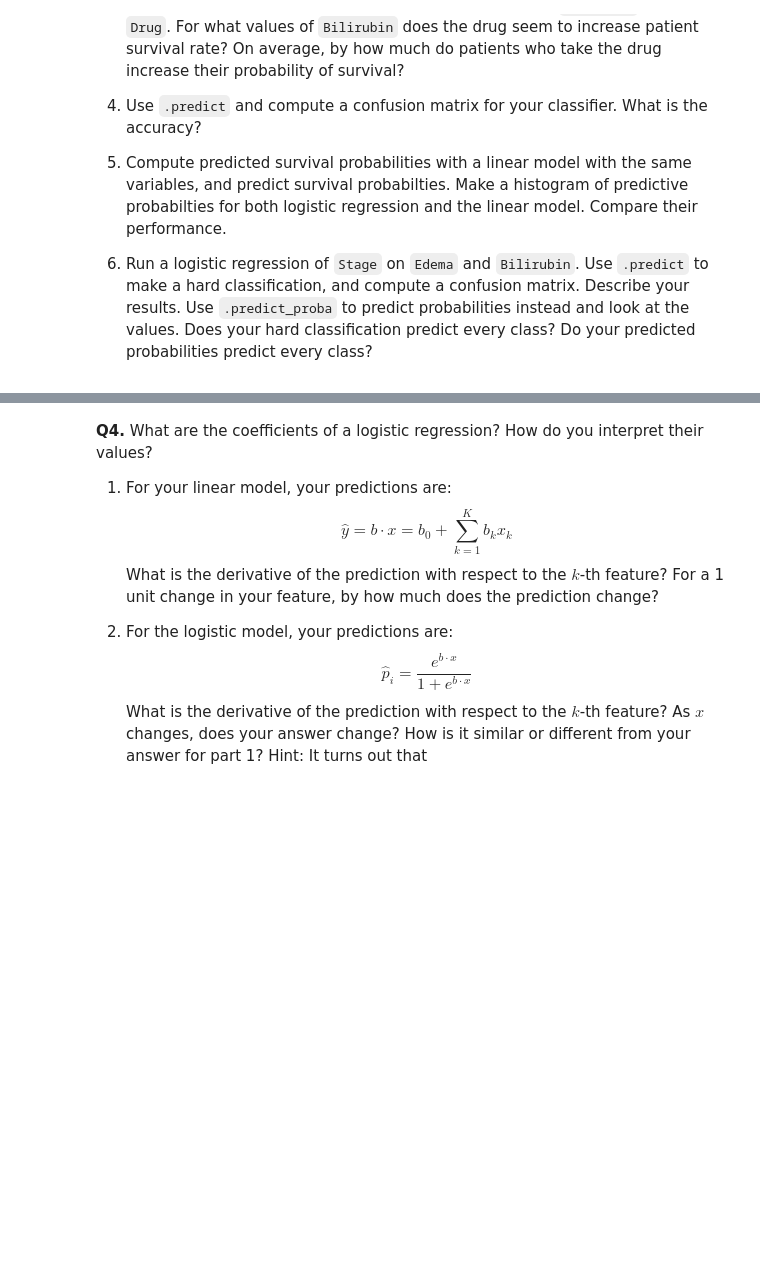
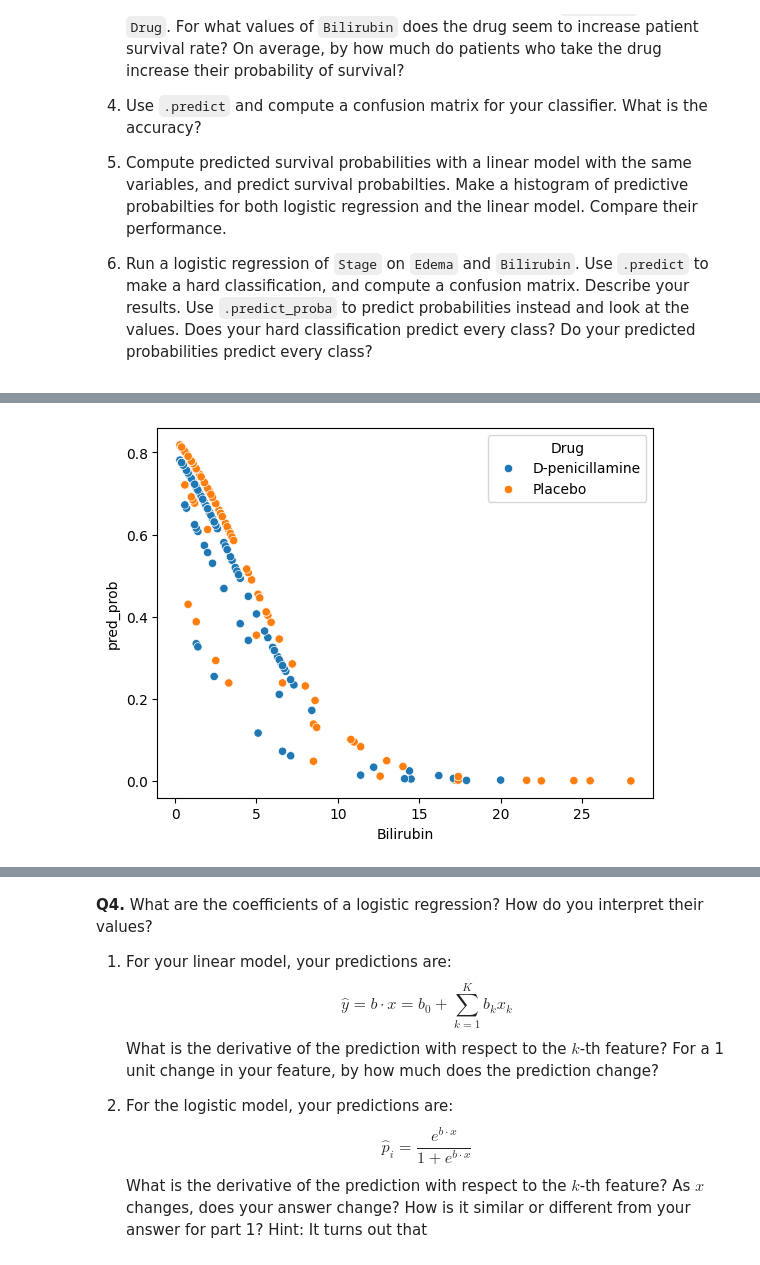
Before and after one commit to hershiaytoda/undergrad_ml_assignments, a Jupyter notebook: 05_assignment_glm.ipynb, the cells around one changed output, grey strips where cells are left out. Drawn from its saved outputs; the diff is of its cells as text; code cells hidden in the pictures; blank space fills up the shorter version.

```diff
--- a/05_assignment_glm.ipynb
+++ b/05_assignment_glm.ipynb
@@ -215,3 +237,99 @@ The relevant data are:
 5. Compute predicted survival probabilities with a linear model with the same variables, and predict survival probabilties. Make a histogram of predictive probabilties for both logistic regression and the linear model. Compare their performance.
 
 6. Run a logistic regression of `Stage` on `Edema` and `Bilirubin`. Use `.predict` to make a hard classification, and compute a confusion matrix. Describe your results. Use `.predict_proba` to predict probabilities instead and look at the values. Does your hard classification predict every class? Do your predicted probabilities predict every class?
+# %%
+df = pd.read_csv('/content/undergrad_ml_assignments/data/cirrhosis.csv', sep=",")
+#print(df.isna().sum())
+#print(df.head())
+#print(df.columns.tolist())
+df = df[["Bilirubin", "Edema", "Drug", "Stage", "Status"]]
+df["Status"] = df["Status"].apply(lambda x: 1 if x in ["C", "CL"] else 0)
+df = df.dropna()
+
+#logistic regression
+
+from sklearn.linear_model import LogisticRegression
+
+
+
+
+from sklearn.linear_model import LogisticRegression
+
+# One-hot encode categorical variables
+df_enc = pd.get_dummies(df, columns=["Edema", "Drug"], drop_first=True)
+
+X = df_enc.drop(columns=["Status", "Stage"])
+y = df_enc["Status"]
+
+model = LogisticRegression(max_iter=1000)
+model.fit(X, y)
+
+# Coefficients
+coef_df = pd.DataFrame({
+    "Variable": X.columns,
+    "Coefficient": model.coef_[0]
+})
+print(coef_df)
+
+
+probs = model.predict_proba(X)[:, 1]
+df["pred_prob"] = probs
+
+
+import seaborn as sns
+import matplotlib.pyplot as plt
+
+sns.scatterplot(data=df, x="Bilirubin", y="pred_prob", hue="Drug")
+plt.show()
+
+df["Drug_binary"] = df["Drug"].apply(lambda x: 1 if x == "D-penicillamine" else 0)
+
+avg_drug = df[df["Drug_binary"] == 1]["pred_prob"].mean()
+avg_placebo = df[df["Drug_binary"] == 0]["pred_prob"].mean()
+
+effect = avg_drug - avg_placebo
+print(effect)
+
+#confusion Matrix
+from sklearn.metrics import confusion_matrix, accuracy_score
+
+preds = model.predict(X)
+
+cm = confusion_matrix(y, preds)
+acc = accuracy_score(y, preds)
+
+print(cm)
+print("Accuracy:", acc)
+
+
+#comparison
+
+from sklearn.linear_model import LinearRegression
+
+lin_model = LinearRegression()
+lin_model.fit(X, y)
+
+lin_probs = lin_model.predict(X)
+
+df["lin_prob"] = lin_probs
+plt.hist(probs, alpha=0.5, label="Logistic")
+plt.hist(lin_probs, alpha=0.5, label="Linear")
+plt.legend()
+plt.title("Predicted Probabilities Comparison")
+plt.show()
+
+
+X_stage = df_enc.drop(columns=["Status", "Stage"])
+y_stage = df_enc["Stage"]
+
+stage_model = LogisticRegression(max_iter=1000, multi_class="multinomial")
+stage_model.fit(X_stage, y_stage)
+
+stage_preds = stage_model.predict(X_stage)
+
+cm_stage = confusion_matrix(y_stage, stage_preds)
+print(cm_stage)
+
+stage_probs = stage_model.predict_proba(X_stage)
+print(stage_probs[:5])
+# %% [output]
@@ -217,0 +341 @@ The relevant data are:
+[figure, added]
```
Also changed, not shown: parts of 3 cells of this notebook.
